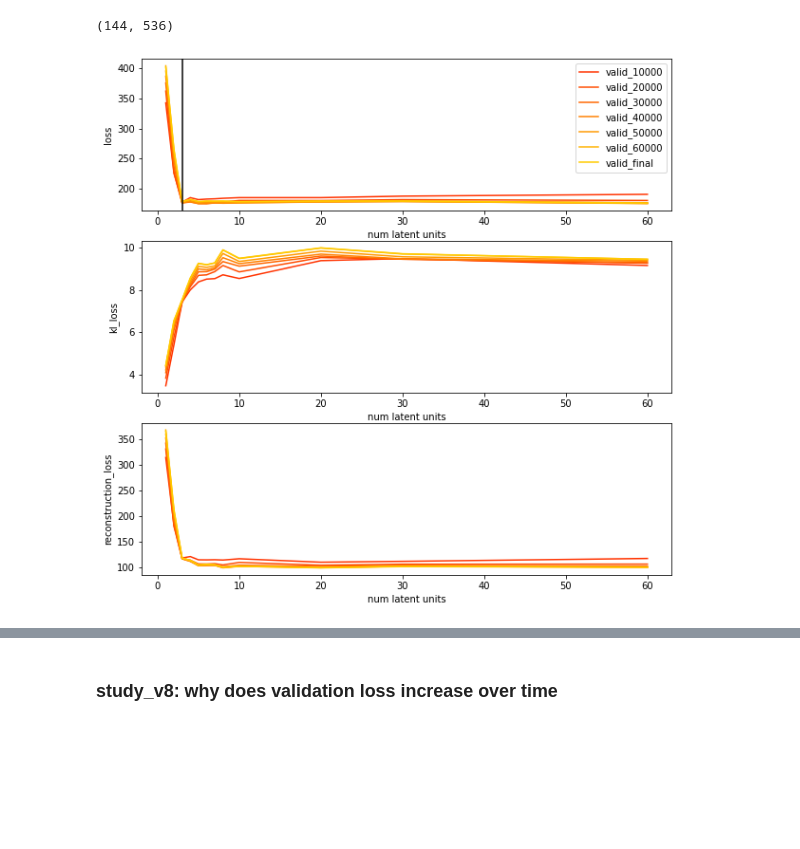
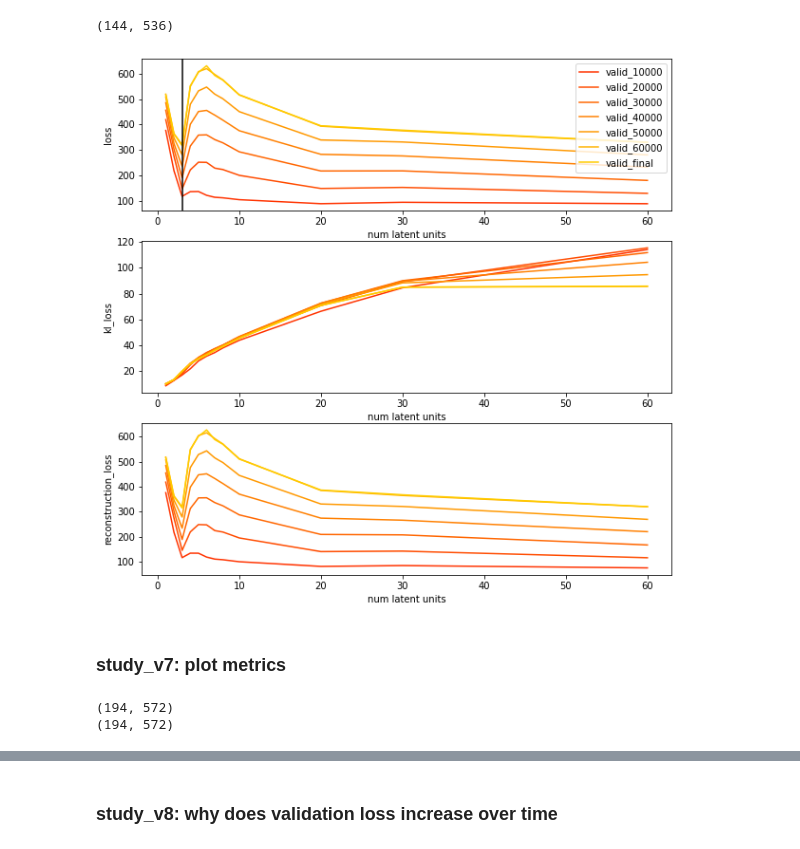
Before and after one commit to jasonmhwu/disentanglement_lib, a Jupyter notebook: notebooks/parse_results.ipynb, the cells around one changed output, grey strips where cells are left out. Cells and saved outputs as stored; diff of their text form; code cells hidden in the pictures; blank space fills up the shorter version.

```diff
--- a/notebooks/parse_results.ipynb
+++ b/notebooks/parse_results.ipynb
@@ -313,9 +313,19 @@ def plot_loss_against_num_latent(df, column_names, beta_value, num_training_data
 # %%
 # super low kl_loss at scale = 1/32
 # weird kl_loss increase at scale = 2/32
 # not plotting scale = 1/32 cuz so different from other values
 
 column_names = ['loss', 'kl_loss', 'reconstruction_loss']
-plot_loss_against_num_latent(df, column_names, beta_value=8, num_training_data=3000)
+plot_loss_against_num_latent(df, column_names, beta_value=0.125, num_training_data=1000)
 # %% [output]
-[figure, old version]
+[figure, new version]
+# %% [markdown]
+### study_v7: plot metrics
+# %%
+df_train = pd.read_json("/home/mwu34/disentanglement_lib/results_v7_metrics_mean_train.json")
+df_valid = pd.read_json("/home/mwu34/disentanglement_lib/results_v7_metrics_mean_valid.json")
+print(df_train.shape)
+print(df_valid.shape)
+# %% [output]
+(194, 572)
+(194, 572)
```
Also changed, not shown: parts of 2 cells of this notebook, 17 other files.
